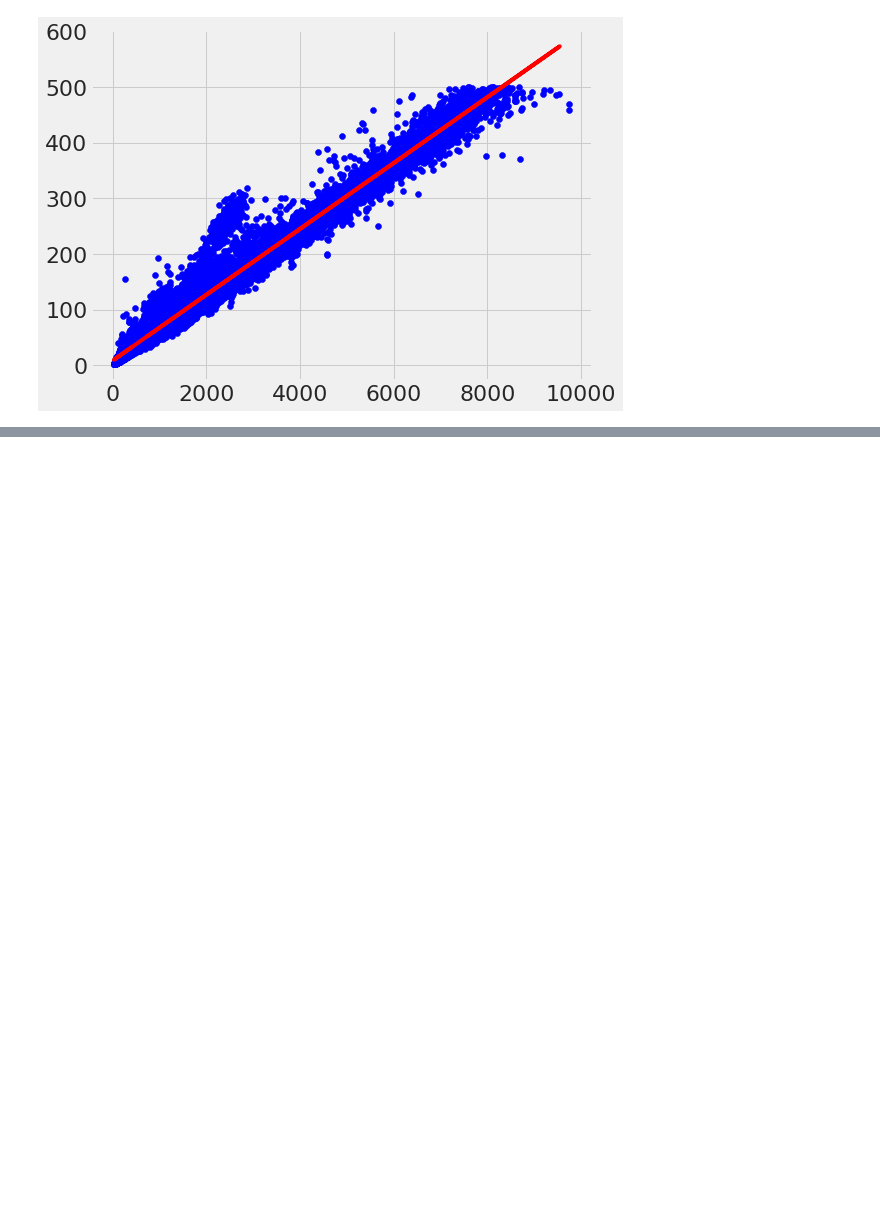
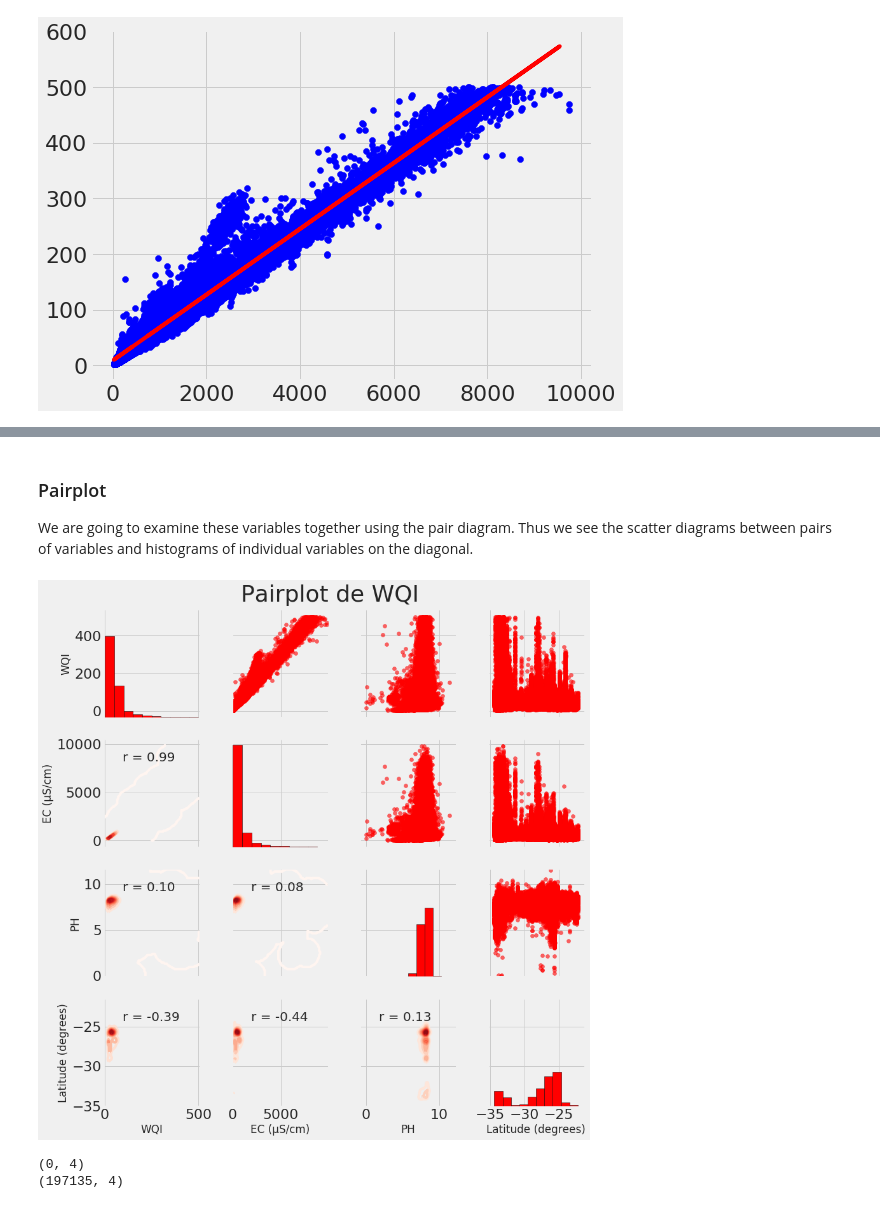
Before and after one commit to elenuskiya/TFM, a Jupyter notebook: Notebooks/02_Part_2.1_Prediction_of_the_Water_Quality_Index.ipynb, the cells around one changed output, grey strips where cells are left out. Saved outputs shown, nothing was run; the diff lists cells and outputs as text; code cells hidden in the pictures; blank space fills up the shorter version.

```diff
--- a/Notebooks/02_Part_2.1_Prediction_of_the_Water_Quality_Index.ipynb
+++ b/Notebooks/02_Part_2.1_Prediction_of_the_Water_Quality_Index.ipynb
@@ -996,0 +999,43 @@ plt.show()
+# %% [markdown]
+### Pairplot
+
+We are going to examine these variables together using the pair diagram. Thus we see the scatter diagrams between pairs of variables and histograms of individual variables on the diagonal.
+# %%
+# Extract the columns to plot
+wqi_plot=chemical_stations[["WQI", "EC (μS/cm)", "PH", "Latitude (degrees)"]]
+
+# Function to calculate correlation coefficient between two columns
+def corr_func(x, y, **kwargs):
+    r = np.corrcoef(x, y)[0][1]
+    ax = plt.gca()
+    ax.annotate("r = {:.2f}".format(r),
+                xy=(.2, .8), xycoords=ax.transAxes,
+                size = 20)
+
+# Create the pairgrid object
+grid = sns.PairGrid(data = wqi_plot, size = 3)
+
+# Upper is a scatter plot
+grid.map_upper(plt.scatter, color = 'red', alpha = 0.6)
+
+# Diagonal is a histogram
+grid.map_diag(plt.hist, color = 'red', edgecolor = 'black')
+
+# Bottom is correlation and density plot
+grid.map_lower(corr_func);
+grid.map_lower(sns.kdeplot, cmap = plt.cm.Reds)
+
+# Title for entire plot
+plt.suptitle('Pairplot de WQI', size = 36, y = 1.02);
+# %% [output]
+[figure, added]
+# %%
+features1=chemical_stations[['EC (μS/cm)', "PH", "Latitude (degrees)", 'WQI' ]]
+no_wqi1 = features1[features1['WQI'].isna()]
+wqi1 = features1[features1['WQI'].notnull()]
+
+print(no_wqi1.shape)
+print(wqi1.shape)
+# %% [output]
+(0, 4)
+(197135, 4)
```
Also changed, not shown: parts of 43 cells of this notebook.
